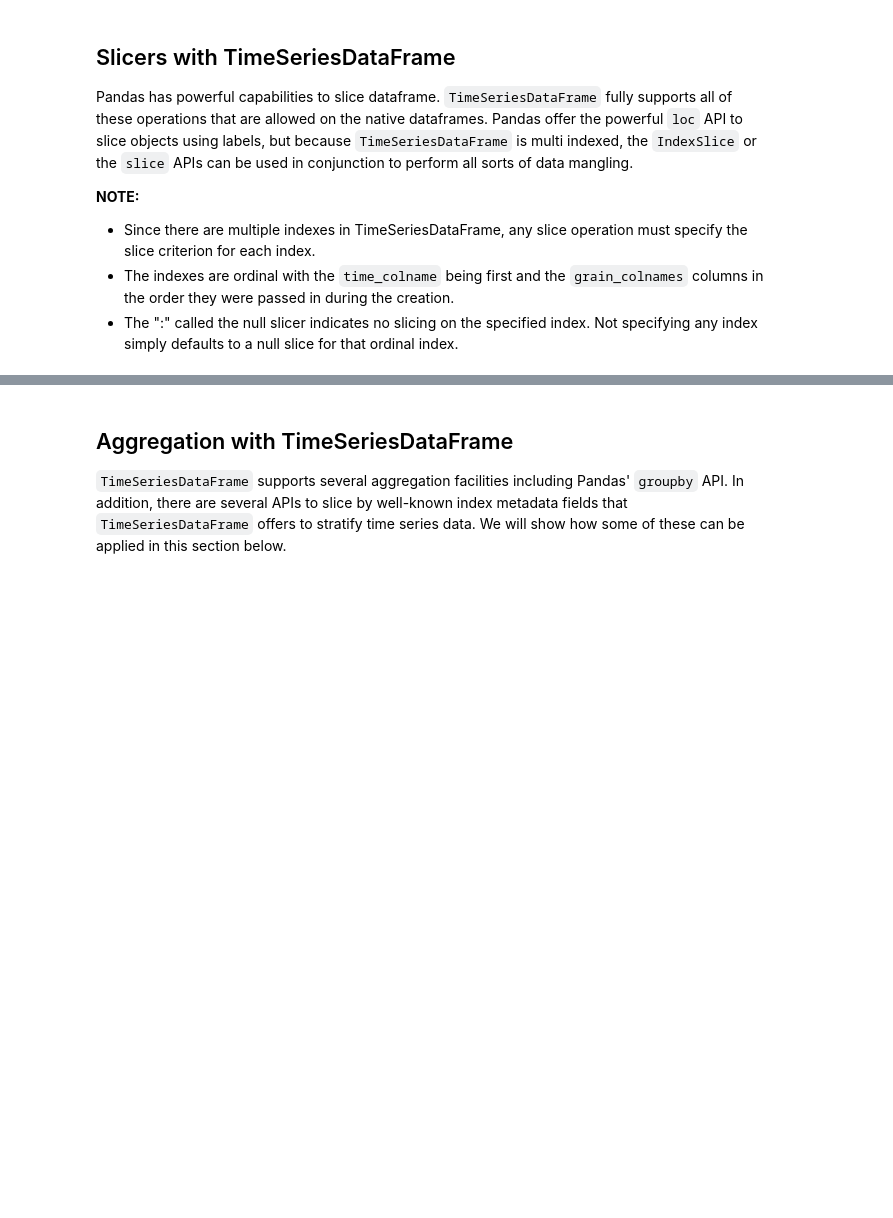
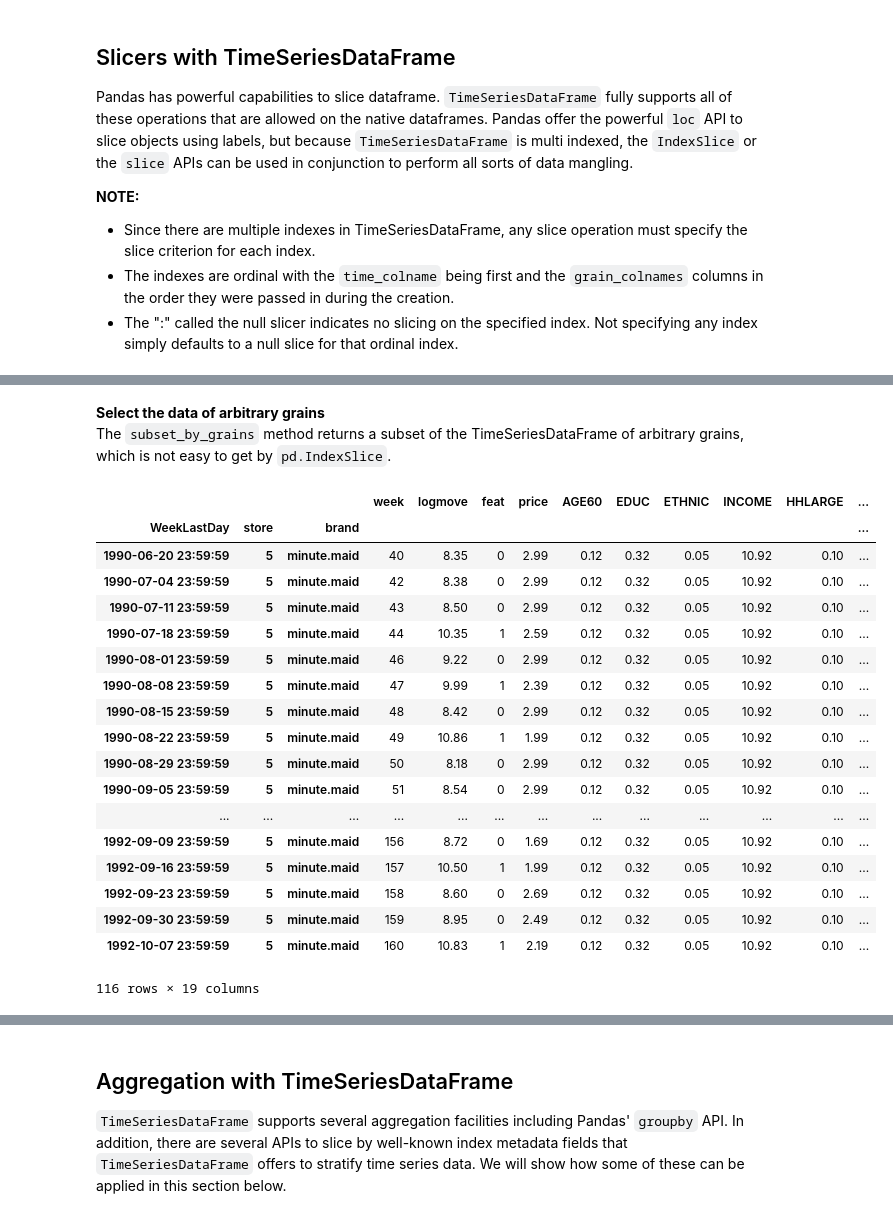
Before and after one commit to wjones30309/MachineLearningSamples-Notebooks, a Jupyter notebook: domain-packages/forecasting/feature_highlights/Data_Wrangling_Sample.ipynb, the cells around one changed output, grey strips where cells are left out. Saved outputs shown, nothing was run; the diff lists cells and outputs as text; code cells hidden in the pictures; blank space fills up the shorter version.

```diff
--- a/domain-packages/forecasting/feature_highlights/Data_Wrangling_Sample.ipynb
+++ b/domain-packages/forecasting/feature_highlights/Data_Wrangling_Sample.ipynb
@@ -199,0 +330,27 @@ whole_tsdf_mm
+# %% [markdown]
+**Select the data of arbitrary grains**
+The `subset_by_grains` method returns a subset of the TimeSeriesDataFrame of arbitrary grains, which is not easy to get by `pd.IndexSlice`.
+# %%
+# Select the data of one grain
+whole_tsdf_one_grain = whole_tsdf.subset_by_grains((5, 'minute.maid'))
+whole_tsdf_one_grain
+# %% [output]
+|  |  |  | week | logmove | feat | price | AGE60 | EDUC | ETHNIC | INCOME | HHLARGE | ... |
+| WeekLastDay | store | brand |  |  |  |  |  |  |  |  |  | ... |
+| 1990-06-20 23:59:59 | 5 | minute.maid | 40 | 8.35 | 0 | 2.99 | 0.12 | 0.32 | 0.05 | 10.92 | 0.10 | ... |
+| 1990-07-04 23:59:59 | 5 | minute.maid | 42 | 8.38 | 0 | 2.99 | 0.12 | 0.32 | 0.05 | 10.92 | 0.10 | ... |
+| 1990-07-11 23:59:59 | 5 | minute.maid | 43 | 8.50 | 0 | 2.99 | 0.12 | 0.32 | 0.05 | 10.92 | 0.10 | ... |
+| 1990-07-18 23:59:59 | 5 | minute.maid | 44 | 10.35 | 1 | 2.59 | 0.12 | 0.32 | 0.05 | 10.92 | 0.10 | ... |
+| 1990-08-01 23:59:59 | 5 | minute.maid | 46 | 9.22 | 0 | 2.99 | 0.12 | 0.32 | 0.05 | 10.92 | 0.10 | ... |
+| 1990-08-08 23:59:59 | 5 | minute.maid | 47 | 9.99 | 1 | 2.39 | 0.12 | 0.32 | 0.05 | 10.92 | 0.10 | ... |
+| 1990-08-15 23:59:59 | 5 | minute.maid | 48 | 8.42 | 0 | 2.99 | 0.12 | 0.32 | 0.05 | 10.92 | 0.10 | ... |
+| 1990-08-22 23:59:59 | 5 | minute.maid | 49 | 10.86 | 1 | 1.99 | 0.12 | 0.32 | 0.05 | 10.92 | 0.10 | ... |
+| 1990-08-29 23:59:59 | 5 | minute.maid | 50 | 8.18 | 0 | 2.99 | 0.12 | 0.32 | 0.05 | 10.92 | 0.10 | ... |
+| 1990-09-05 23:59:59 | 5 | minute.maid | 51 | 8.54 | 0 | 2.99 | 0.12 | 0.32 | 0.05 | 10.92 | 0.10 | ... |
+| ... | ... | ... | ... | ... | ... | ... | ... | ... | ... | ... | ... | ... |
+| 1992-09-09 23:59:59 | 5 | minute.maid | 156 | 8.72 | 0 | 1.69 | 0.12 | 0.32 | 0.05 | 10.92 | 0.10 | ... |
+| 1992-09-16 23:59:59 | 5 | minute.maid | 157 | 10.50 | 1 | 1.99 | 0.12 | 0.32 | 0.05 | 10.92 | 0.10 | ... |
+| 1992-09-23 23:59:59 | 5 | minute.maid | 158 | 8.60 | 0 | 2.69 | 0.12 | 0.32 | 0.05 | 10.92 | 0.10 | ... |
+| 1992-09-30 23:59:59 | 5 | minute.maid | 159 | 8.95 | 0 | 2.49 | 0.12 | 0.32 | 0.05 | 10.92 | 0.10 | ... |
+| 1992-10-07 23:59:59 | 5 | minute.maid | 160 | 10.83 | 1 | 2.19 | 0.12 | 0.32 | 0.05 | 10.92 | 0.10 | ... |
+116 rows × 19 columns
```
Also changed, not shown: parts of 16 cells of this notebook, 27 other files.
